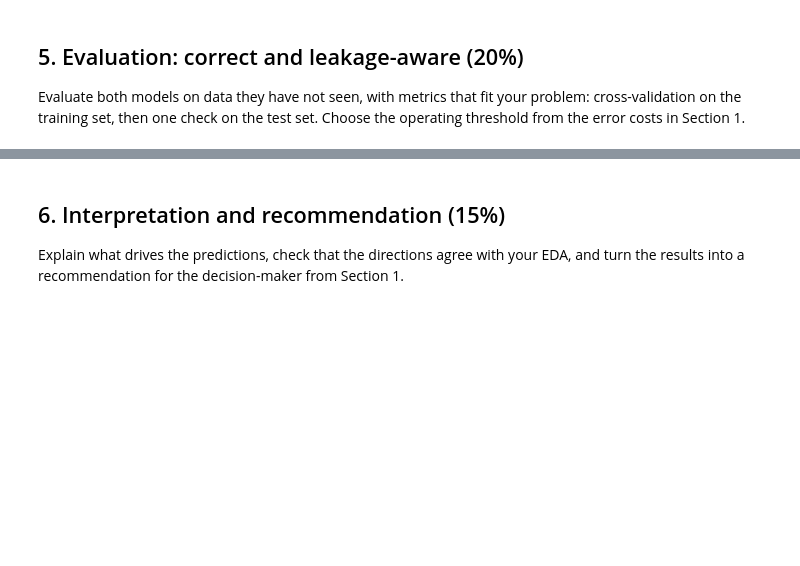
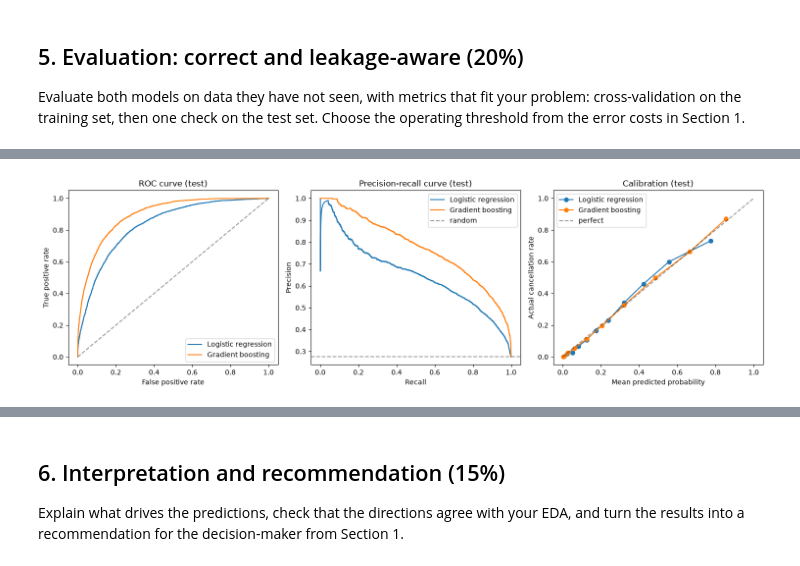
Before and after one commit to connor-richardson/hotel-demand-prediction, a Jupyter notebook: project_template.ipynb, the cells around one changed output, grey strips where cells are left out. Saved outputs shown, nothing was run; the diff lists cells and outputs as text; code cells hidden in the pictures; blank space fills up the shorter version.

```diff
--- a/project_template.ipynb
+++ b/project_template.ipynb
@@ -225,0 +590,31 @@ Choose the operating threshold from the error costs in Section 1.
+# %%
+# ROC, PR and calibration curves
+
+fig, axes = plt.subplots(1, 3, figsize=(15, 4.5))
+
+for name, p in proba_test.items():
+    # ROC curve
+    fpr, tpr, _ = roc_curve(y_te, p)
+    axes[0].plot(fpr, tpr, label=name)
+    # Precision-recall curve
+    prec, rec, _ = precision_recall_curve(y_te, p)
+    axes[1].plot(rec, prec, label=name)
+    # Calibration: predicted probability vs actual cancellation rate in each bin
+    frac_pos, mean_pred = calibration_curve(y_te, p, n_bins=10, strategy="quantile")
+    axes[2].plot(mean_pred, frac_pos, marker="o", label=name)
+
+axes[0].plot([0, 1], [0, 1], "k--", alpha=0.4)
+axes[0].set(title="ROC curve (test)", xlabel="False positive rate", ylabel="True positive rate")
+
+axes[1].axhline(y_te.mean(), color="k", linestyle="--", alpha=0.4, label="random")
+axes[1].set(title="Precision-recall curve (test)", xlabel="Recall", ylabel="Precision")
+
+axes[2].plot([0, 1], [0, 1], "k--", alpha=0.4, label="perfect")
+axes[2].set(title="Calibration (test)", xlabel="Mean predicted probability", ylabel="Actual cancellation rate")
+
+for a in axes:
+    a.legend()
+plt.tight_layout()
+plt.show()
+# %% [output]
+[figure, added]
```
Also changed, not shown: parts of 27 cells of this notebook.
